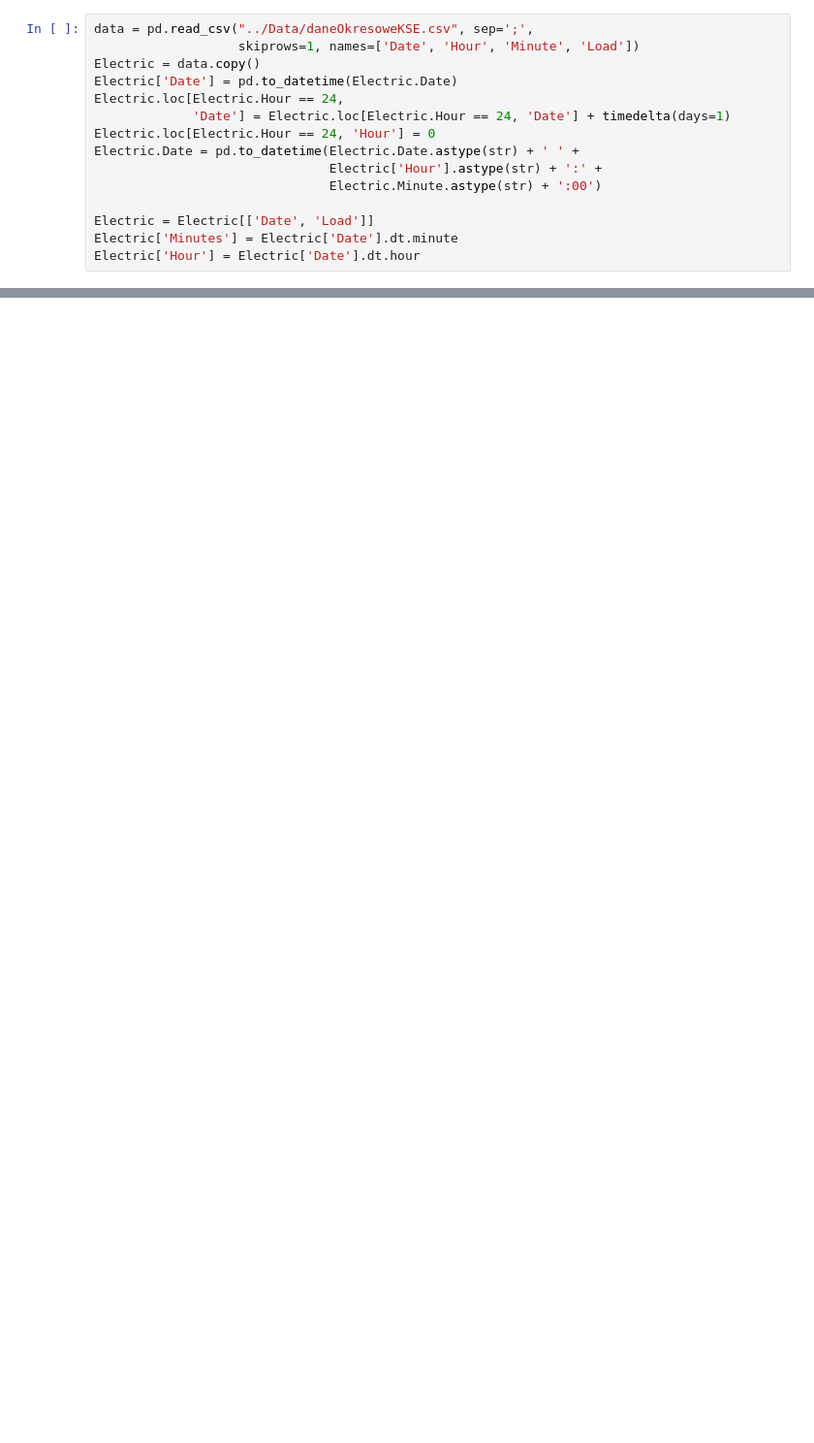
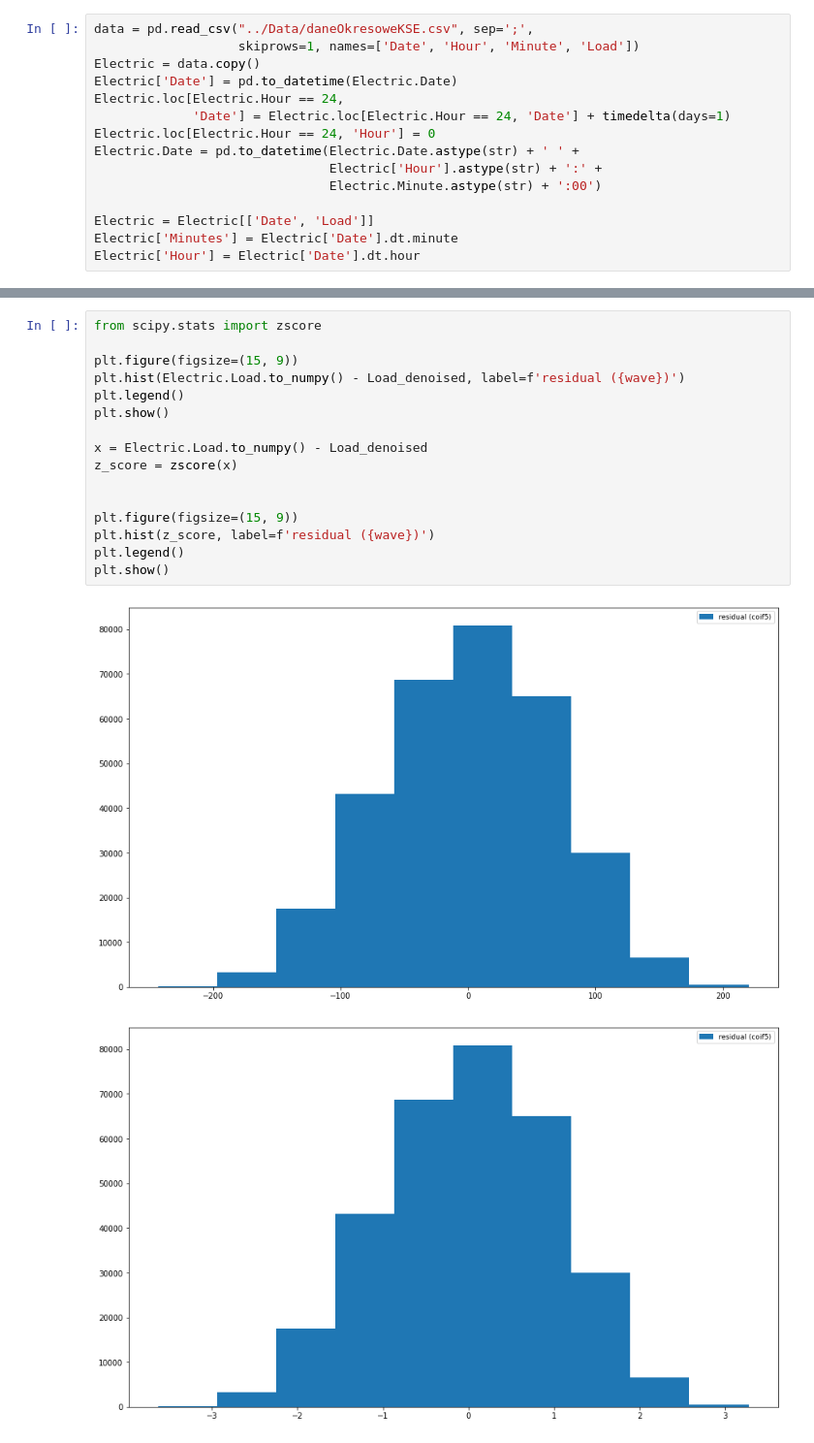
Before and after one commit to BleakHeart/Report-2, a Jupyter notebook: src/PSF_forecasting.ipynb, the cells around one changed output, grey strips where cells are left out. Shown at 97% size. Drawn from its saved outputs; the diff is of its cells as text; blank space fills up the shorter version.

```diff
--- a/src/PSF_forecasting.ipynb
+++ b/src/PSF_forecasting.ipynb
@@ -44,0 +72,19 @@ Electric
+# %%
+from scipy.stats import zscore
+
+plt.figure(figsize=(15, 9))
+plt.hist(Electric.Load.to_numpy() - Load_denoised, label=f'residual ({wave})')
+plt.legend()
+plt.show()
+
+x = Electric.Load.to_numpy() - Load_denoised
+z_score = zscore(x)
+
+
+plt.figure(figsize=(15, 9))
+plt.hist(z_score, label=f'residual ({wave})')
+plt.legend()
+plt.show()
+# %% [output]
+[figure, added]
+[figure, added]
```
Also changed, not shown: parts of 18 cells of this notebook.
